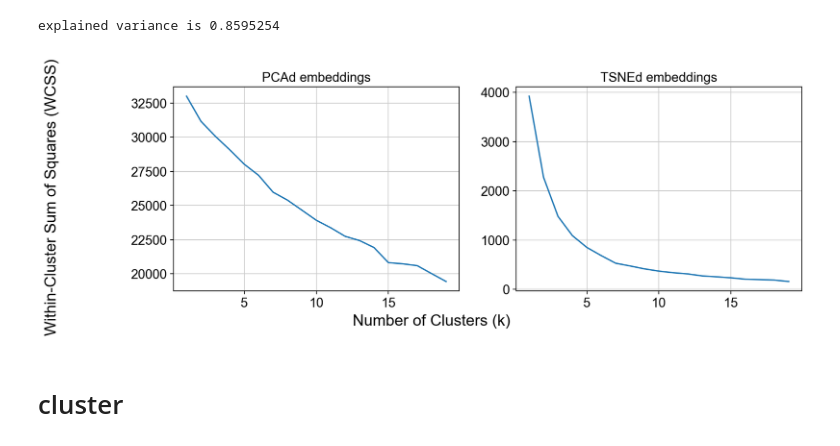
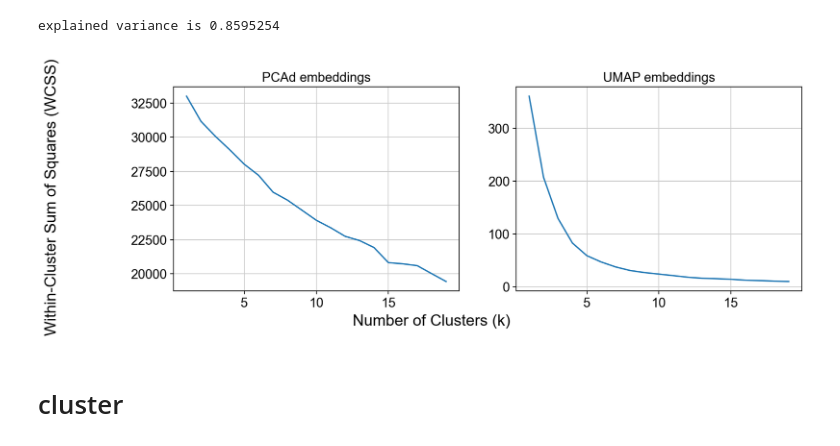
Before and after one commit to qmss5052/msk-2023, a Jupyter notebook: NLP_gene_clusters_ede2110.ipynb, the cells around one changed output. Cells and saved outputs as stored; diff of their text form; code cells hidden in the pictures.

Commit message:
switched to umap

```diff
--- a/NLP_gene_clusters_ede2110.ipynb
+++ b/NLP_gene_clusters_ede2110.ipynb
@@ -228,32 +229,34 @@ tsne = TSNE()
 embed = tsne.fit_transform(X_scaled)
 # Create a new DataFrame with the principal components and the "cluster" column
 df_embed = pd.DataFrame(data = embed, columns=['dim1','dim2'])
+# %%
+umap = umap.UMAP()
+embed = umap.fit_transform(X_scaled)
+df_embed = pd.DataFrame(data = embed, columns=['dim1','dim2'])
 # %%
 
 wcss_pca = []
-wcss_tsne = []
+wcss_umap = []
 n_test = 20
 # Perform k-means clustering for each k value from 1 to 10
 for k in range(1, n_test):
-    kmeans_pca = KMeans(n_clusters=k, init='k-means++', random_state=42)
-    kmeans_pca.fit(df_pca)
-    kmeans_tsne = KMeans(n_clusters=k, init='k-means++', random_state=42)
-    kmeans_tsne.fit(embed)
+    kmeans_pca = KMeans(n_clusters=k, init='k-means++', random_state=42).fit(df_pca)
+    kmeans_umap = KMeans(n_clusters=k, init='k-means++', random_state=42).fit(embed)
     wcss_pca.append(kmeans_pca.inertia_)
-    wcss_tsne.append(kmeans_tsne.inertia_)
+    wcss_umap.append(kmeans_umap.inertia_)
 # %%
 # Create a scree plot
 fig, ax = plt.subplots(1,2,sharex=True, figsize=(12,4))
 ax[0].plot(range(1, n_test), wcss_pca)
-ax[1].plot(range(1, n_test), wcss_tsne)
+ax[1].plot(range(1, n_test), wcss_umap)
 ax[0].set_title('PCAd embeddings')
-ax[1].set_title('TSNEd embeddings')
+ax[1].set_title('UMAP embeddings')
 fig.supxlabel('Number of Clusters (k)')
 fig.supylabel('Within-Cluster Sum of Squares (WCSS)')
 #fig.suptitle('Scree Plot with embeddings')
 plt.show()
 # %% [output]
-[figure, old version]
+[figure, new version]
 # %% [markdown]
 # cluster
 # %%
```
Also changed, not shown: parts of 10 cells of this notebook.
